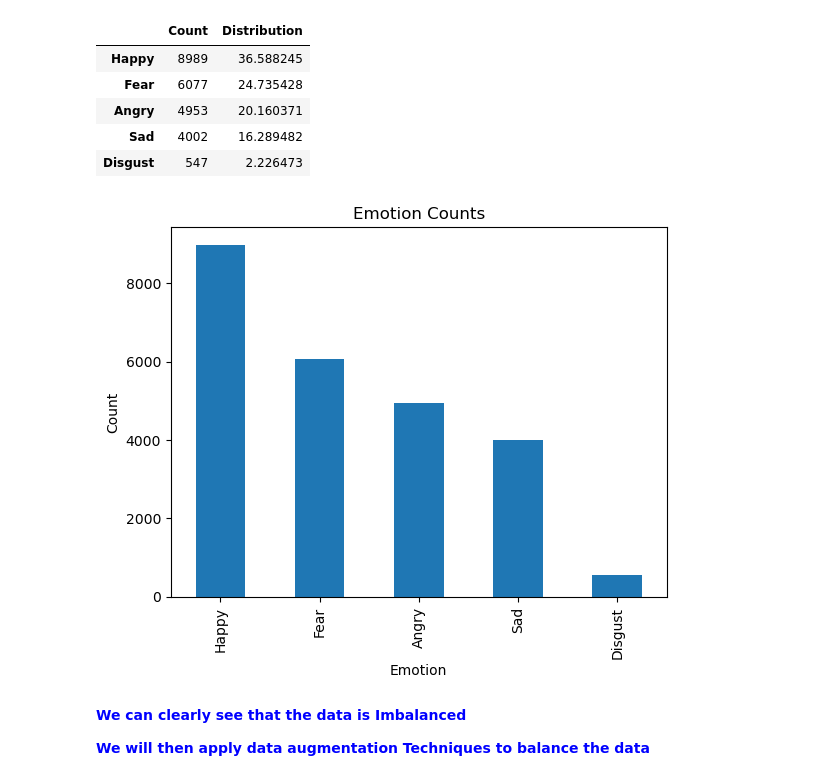
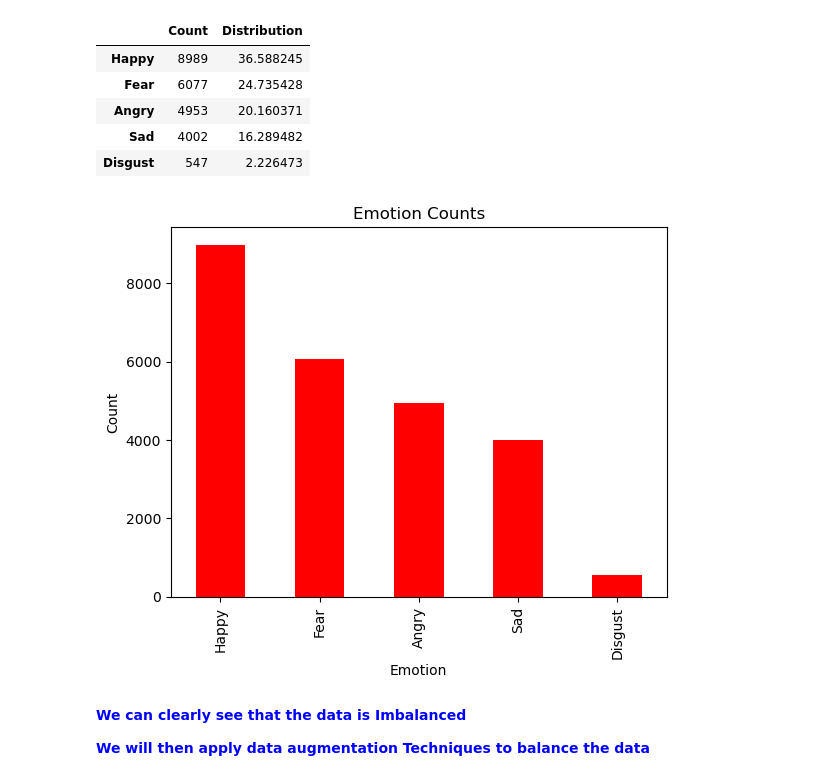
Before and after one commit to sabheen9/CapStone3-Facial_Expression_Classification, a Jupyter notebook: notebooks/Facial_Expression_Classification.ipynb, the cells around one changed output. Cells and saved outputs as stored; diff of their text form; code cells hidden in the pictures.

```diff
--- a/notebooks/Facial_Expression_Classification.ipynb
+++ b/notebooks/Facial_Expression_Classification.ipynb
@@ -112,17 +112,17 @@ temp
 | Sad | 4002 | 16.289482 |
 | Disgust | 547 | 2.226473 |
 # %%
-temp.plot(y='Count', kind='bar', legend=False)  # Plot the 'Count' column as a bar chart
+temp.plot(y='Count', kind='bar', legend=False,color='red')  # Plot the 'Count' column as a bar chart
 
 # Set the title and labels
 plt.title('Emotion Counts')
 plt.xlabel('Emotion')
 plt.ylabel('Count')
 
 # Display the plot
 plt.show()
 # %% [output]
-[figure, old version]
+[figure, new version]
 # %% [markdown]
 **<font color='blue'> We can clearly see that the data is Imbalanced </font>**
 
```
Also changed, not shown: parts of 4 cells of this notebook.
